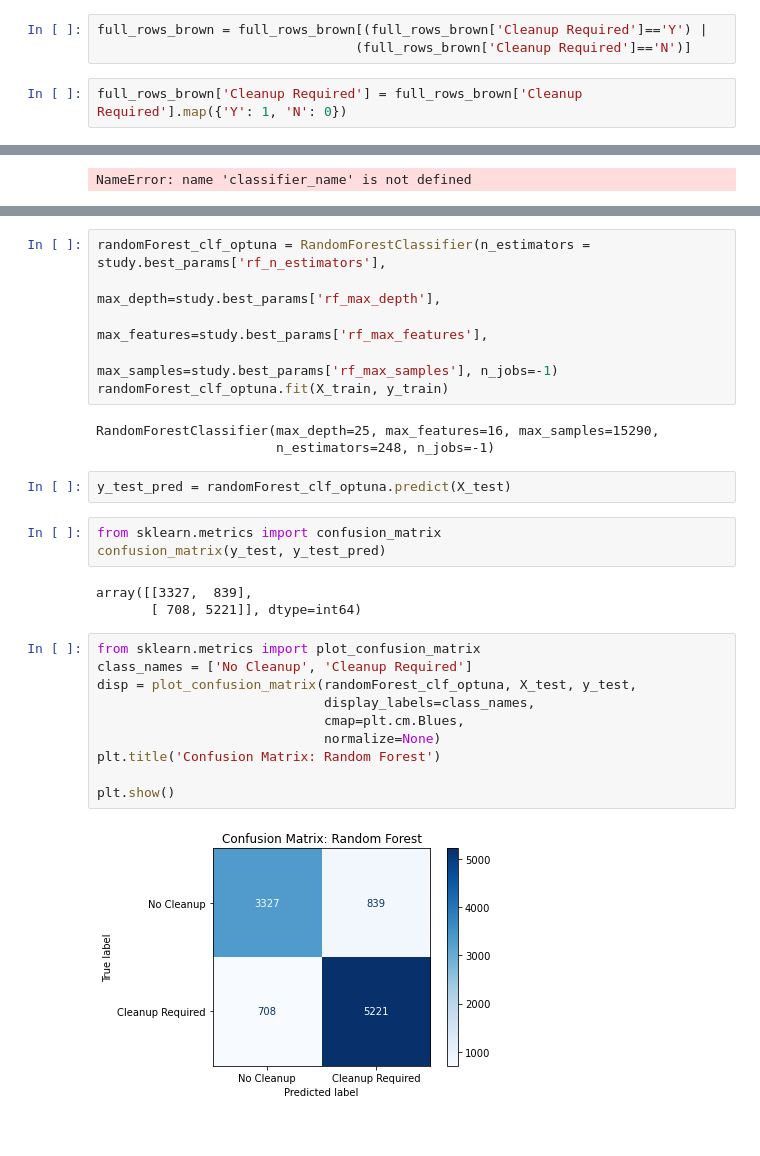
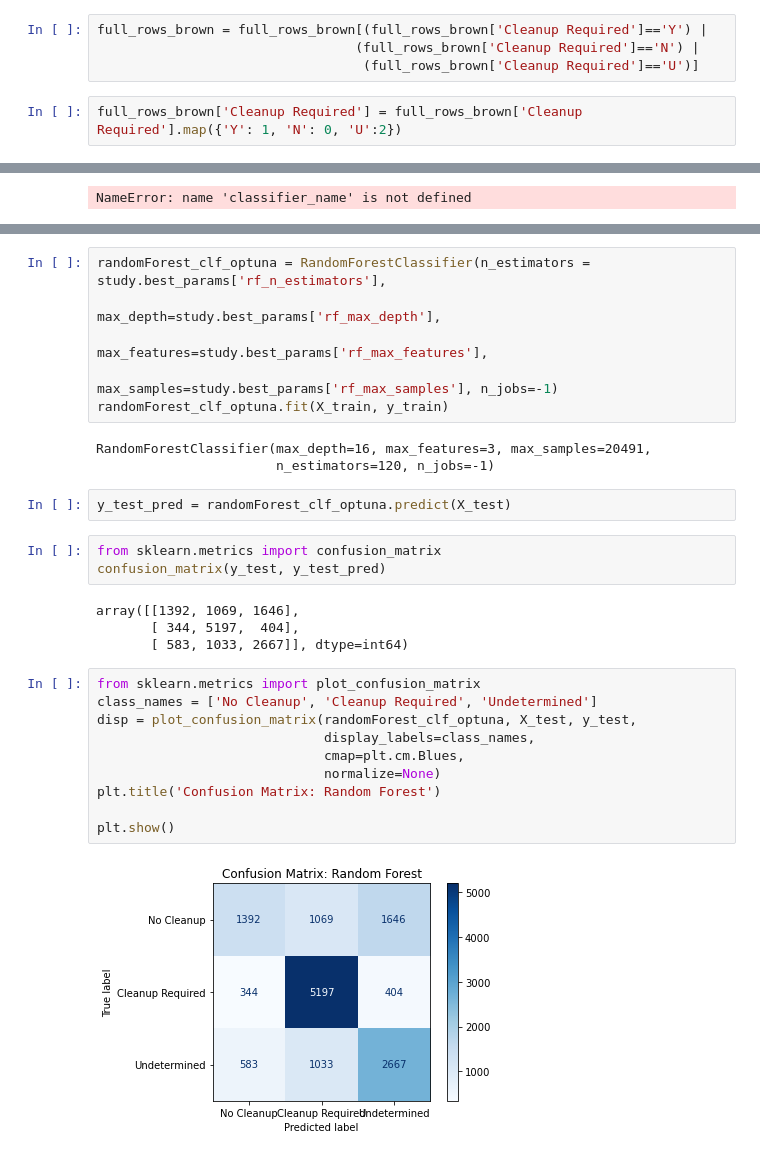
Before and after one commit to datakind/Mar21-environmental-impact, a Jupyter notebook: scripts/slpitz/classification_cleanup_required.ipynb, the cells around one changed output, grey strips where cells are left out. Drawn from its saved outputs; the diff is of its cells as text.

Commit message:
added back cleanups with U, already have Y, and N, decreased the accuracy by quite a bit

```diff
--- a/scripts/slpitz/classification_cleanup_required.ipynb
+++ b/scripts/slpitz/classification_cleanup_required.ipynb
@@ -160,8 +170,9 @@ full_rows_brown = brownfield_subset_dummy.dropna(subset=['Amt of Assessment Fund
 # %%
 full_rows_brown = full_rows_brown[(full_rows_brown['Cleanup Required']=='Y') |
-                                 (full_rows_brown['Cleanup Required']=='N')]
+                                 (full_rows_brown['Cleanup Required']=='N') |
+                                  (full_rows_brown['Cleanup Required']=='U')]
 # %%
-full_rows_brown['Cleanup Required'] = full_rows_brown['Cleanup Required'].map({'Y': 1, 'N': 0})
+full_rows_brown['Cleanup Required'] = full_rows_brown['Cleanup Required'].map({'Y': 1, 'N': 0, 'U':2})
 # %%
 full_rows_brown['Cleanup Required'].value_counts()/len(full_rows_brown)
 # %% [output]
@@ -258,28 +274,29 @@ randomForest_clf_optuna = RandomForestClassifier(n_estimators = study.best_param
                                                  max_samples=study.best_params['rf_max_samples'], n_jobs=-1)
 randomForest_clf_optuna.fit(X_train, y_train)
 # %% [output]
-RandomForestClassifier(max_depth=25, max_features=16, max_samples=15290,
-                       n_estimators=248, n_jobs=-1)
+RandomForestClassifier(max_depth=16, max_features=3, max_samples=20491,
+                       n_estimators=120, n_jobs=-1)
 # %%
 y_test_pred = randomForest_clf_optuna.predict(X_test)
 # %%
 from sklearn.metrics import confusion_matrix
 confusion_matrix(y_test, y_test_pred)
 # %% [output]
-array([[3327,  839],
-       [ 708, 5221]], dtype=int64)
+array([[1392, 1069, 1646],
+       [ 344, 5197,  404],
+       [ 583, 1033, 2667]], dtype=int64)
 # %%
 from sklearn.metrics import plot_confusion_matrix
-class_names = ['No Cleanup', 'Cleanup Required']
+class_names = ['No Cleanup', 'Cleanup Required', 'Undetermined']
 disp = plot_confusion_matrix(randomForest_clf_optuna, X_test, y_test,
                              display_labels=class_names,
                              cmap=plt.cm.Blues,
                              normalize=None)
 plt.title('Confusion Matrix: Random Forest')
 
 plt.show()
 # %% [output]
-[figure, old version]
+[figure, new version]
 # %%
 print(classification_report(y_test, y_test_pred, target_names=class_names))
 # %% [output]
```
Also changed, not shown: parts of 13 cells of this notebook.
